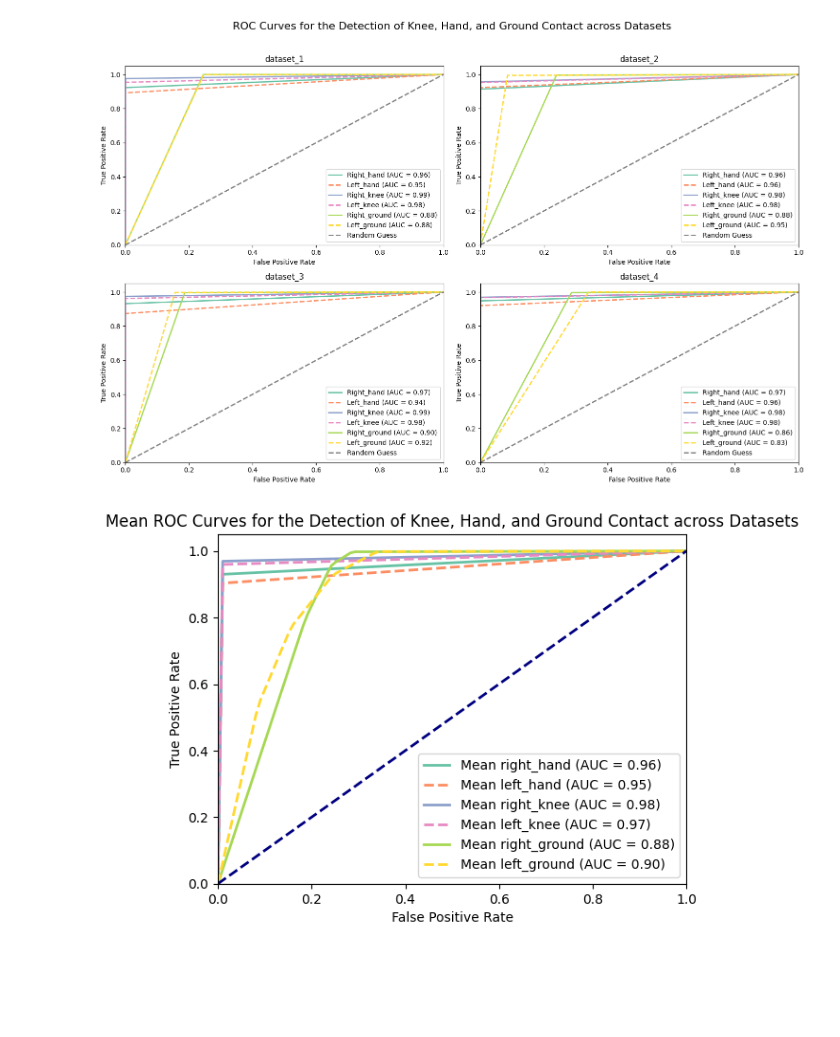
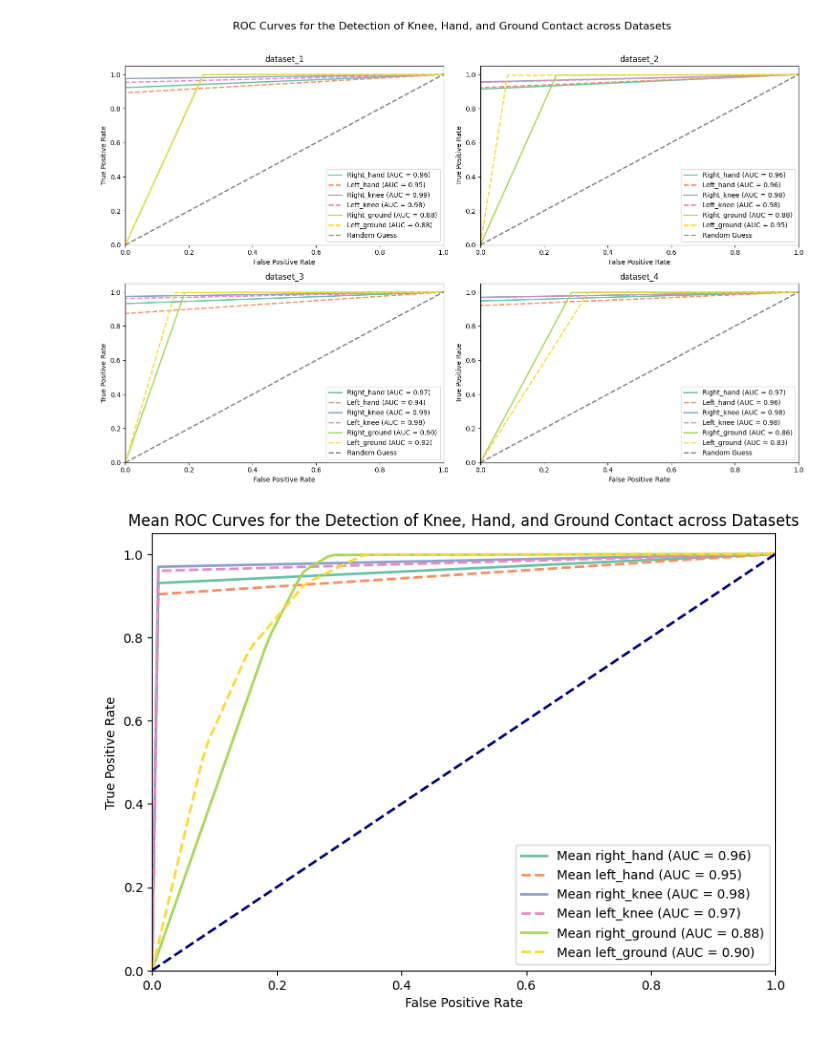
Before and after one commit to joerdisstrack/2MST_Statistics_in_Motion, a Jupyter notebook: code/performance_metrics/2mst-labeling-performance-metrics.ipynb, the cells around one changed output. Cells and saved outputs as stored; diff of their text form; code cells hidden in the pictures; blank space fills up the shorter version.

```diff
--- a/code/performance_metrics/2mst-labeling-performance-metrics.ipynb
+++ b/code/performance_metrics/2mst-labeling-performance-metrics.ipynb
@@ -119,16 +119,16 @@ for i in range(0, 4):
 # Computing Performance Metrics
 # %%
 # read in predictions dataframes
-predictions_1 = pd.read_csv("/kaggle/input/my-own-coordinate-data/predictions_1.csv")
-predictions_2 = pd.read_csv("/kaggle/input/my-own-coordinate-data/predictions_2.csv")
-predictions_3 = pd.read_csv("/kaggle/input/my-own-coordinate-data/predictions_3.csv")
-predictions_4 = pd.read_csv("/kaggle/input/my-own-coordinate-data/predictions_4.csv")
+predictions_1 = pd.read_csv("path_predictions_1")
+predictions_2 = pd.read_csv("path_predictions_2")
+predictions_3 = pd.read_csv("path_predictions_3")
+predictions_4 = pd.read_csv("path_predictions_4")
 # %%
 # read in labels dataframes
-labels_1 = pd.read_csv("/kaggle/input/my-own-coordinate-data/labels_1.csv")
-labels_2 = pd.read_csv("/kaggle/input/my-own-coordinate-data/labels_2.csv")
-labels_3 = pd.read_csv("/kaggle/input/my-own-coordinate-data/labels_3.csv")
-labels_4 = pd.read_csv("/kaggle/input/my-own-coordinate-data/labels_4.csv")
+labels_1 = pd.read_csv("path_labels_1")
+labels_2 = pd.read_csv("path_labels_2")
+labels_3 = pd.read_csv("path_labels_3")
+labels_4 = pd.read_csv("path_labels_4")
 # %%
 def compute_metrics_over_datasets(datasets, pred_cols, label_cols):
 
@@ -297,7 +297,7 @@ tasks = ['right_hand', 'left_hand', 'right_knee', 'left_knee', 'right_ground', '
 palette = sns.color_palette("Set2", len(tasks))
 
 
-plt.figure()
+plt.figure(figsize=(8, 6))
 
 # loop through tasks
 for j, task in enumerate(tasks):
@@ -325,31 +325,33 @@ for j, task in enumerate(tasks):
     mean_tpr[-1] = 1.0
 
     # and compute AUC for mean ROC
     mean_auc = auc(mean_fpr, mean_tpr)
 
     # have dashed lines for left prediction tasks and solid lines for right prediction tasks
     if 'left' in task:
         linestyle = '--'
     else:
         linestyle = '-'
 
     plt.plot(mean_fpr, mean_tpr, color=palette[j], lw=2, linestyle=linestyle,
              label=f'Mean {task} (AUC = {mean_auc:.2f})')
 
 # sketch random guess
 plt.plot([0, 1], [0, 1], color='navy', lw=2, linestyle='--')
 
 # setting and title
 plt.xlim([0.0, 1.0])
 plt.ylim([0.0, 1.05])
 plt.xlabel('False Positive Rate')
 plt.ylabel('True Positive Rate')
 plt.title('Mean ROC Curves for the Detection of Knee, Hand, and Ground Contact across Datasets')
 plt.legend(loc="lower right")
 
 # save figure
 plt.savefig('mean_ROC_and_AUC_knee_hand_ground_detection.png')
 
+plt.tight_layout(pad=2.0)
+
 plt.show()
 # %% [output]
-[figure, old version]
+[figure, new version]
```
Also changed, not shown: parts of 3 cells of this notebook, 2 other files.
